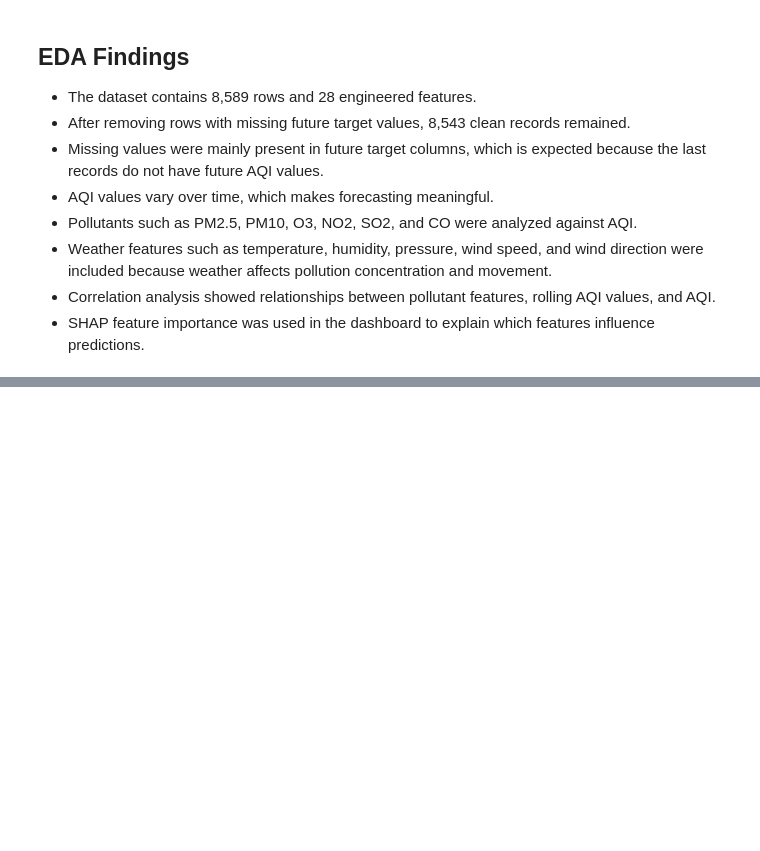
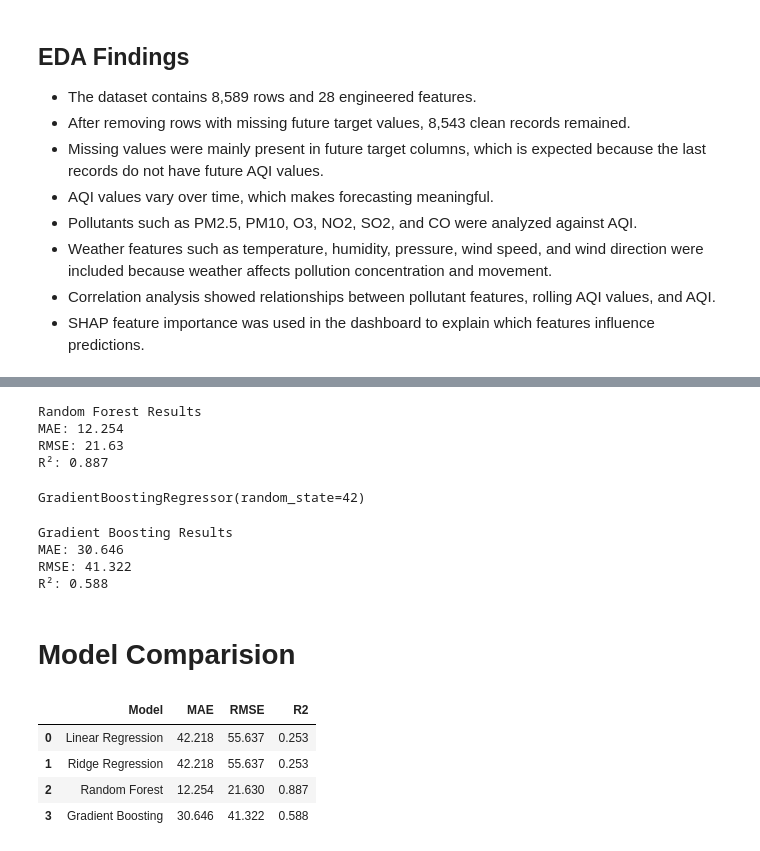
Before and after one commit to maham03nad/pearls-aqi-predictor, a Jupyter notebook: eda.ipynb, the cells around one changed output, grey strips where cells are left out. Saved outputs shown, nothing was run; the diff lists cells and outputs as text; code cells hidden in the pictures; blank space fills up the shorter version.

```diff
--- a/eda.ipynb
+++ b/eda.ipynb
@@ -363,0 +467,19 @@ plt.show()
+# %%
+rf_mae = mean_absolute_error(y_test, rf_preds)
+rf_rmse = np.sqrt(mean_squared_error(y_test, rf_preds))
+rf_r2 = r2_score(y_test, rf_preds)
+
+print("Random Forest Results")
+print("MAE:", round(rf_mae, 3))
+print("RMSE:", round(rf_rmse, 3))
+print("R²:", round(rf_r2, 3))
+# %% [output]
+Random Forest Results
+MAE: 12.254
+RMSE: 21.63
+R²: 0.887
+# %%
+gb_model = GradientBoostingRegressor(random_state=42)
+gb_model.fit(X_train, y_train)
+# %% [output]
+GradientBoostingRegressor(random_state=42)
@@ -363,0 +488,52 @@ plt.show()
+# %%
+gb_mae = mean_absolute_error(y_test, gb_preds)
+gb_rmse = np.sqrt(mean_squared_error(y_test, gb_preds))
+gb_r2 = r2_score(y_test, gb_preds)
+
+print("Gradient Boosting Results")
+print("MAE:", round(gb_mae, 3))
+print("RMSE:", round(gb_rmse, 3))
+print("R²:", round(gb_r2, 3))
+# %% [output]
+Gradient Boosting Results
+MAE: 30.646
+RMSE: 41.322
+R²: 0.588
+# %% [markdown]
+# Model Comparision
+# %%
+results_df = pd.DataFrame({
+    "Model": [
+        "Linear Regression",
+        "Ridge Regression",
+        "Random Forest",
+        "Gradient Boosting"
+    ],
+    "MAE": [
+        linear_mae,
+        ridge_mae,
+        rf_mae,
+        gb_mae
+    ],
+    "RMSE": [
+        linear_rmse,
+        ridge_rmse,
+        rf_rmse,
+        gb_rmse
+    ],
+    "R2": [
+        linear_r2,
+        ridge_r2,
+        rf_r2,
+        gb_r2
+    ]
+})
+
+results_df = results_df.round(3)
+results_df
+# %% [output]
+|  | Model | MAE | RMSE | R2 |
+| 0 | Linear Regression | 42.218 | 55.637 | 0.253 |
+| 1 | Ridge Regression | 42.218 | 55.637 | 0.253 |
+| 2 | Random Forest | 12.254 | 21.630 | 0.887 |
+| 3 | Gradient Boosting | 30.646 | 41.322 | 0.588 |
```
Also changed, not shown: parts of 26 cells of this notebook.
